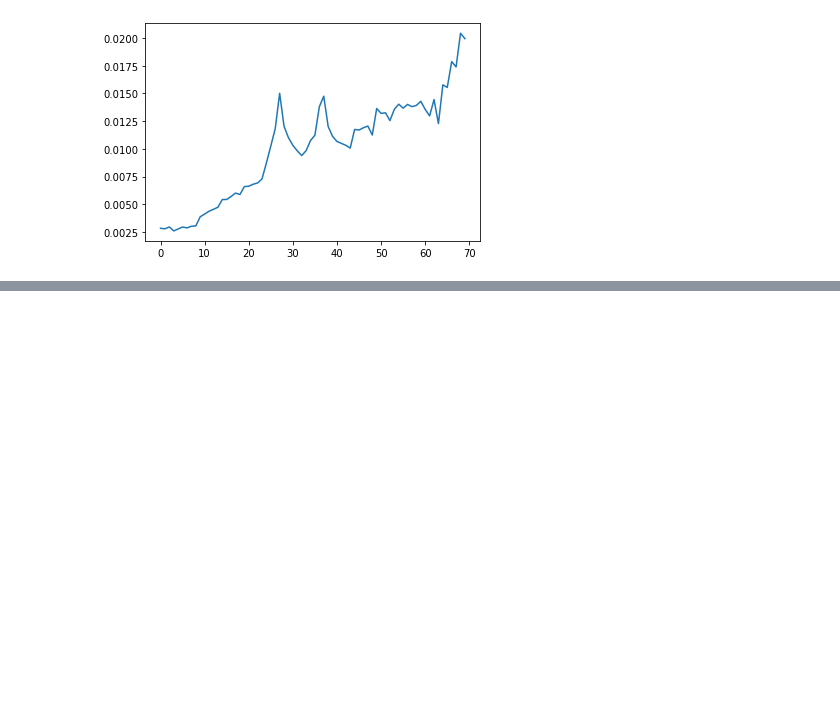
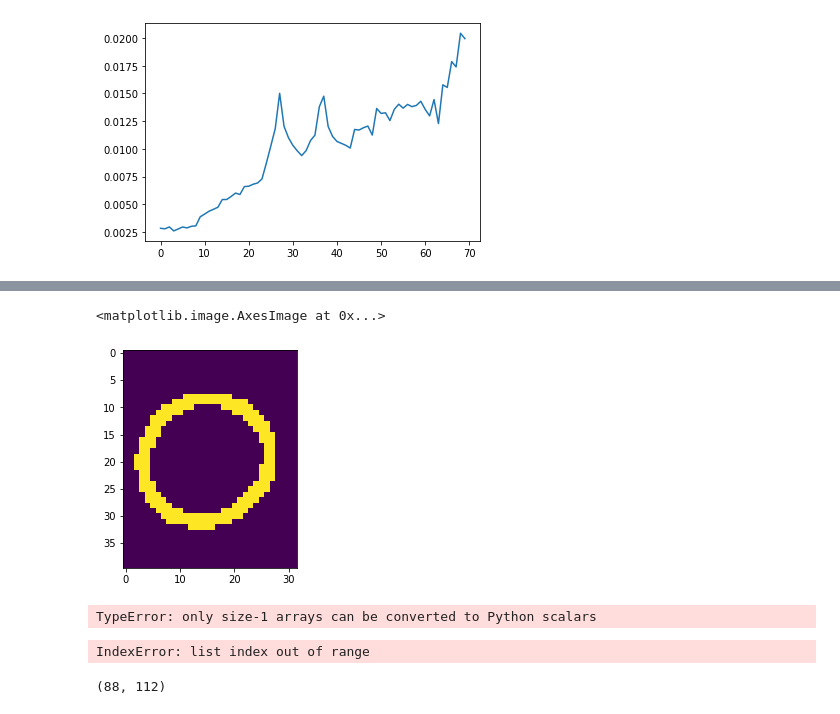
Before and after one commit to HTan-Barry/4DFlowSeg-Pytorch, a Jupyter notebook: demo/demo.ipynb, the cells around one changed output, grey strips where cells are left out. Drawn from its saved outputs; the diff is of its cells as text; code cells hidden in the pictures; blank space fills up the shorter version.

```diff
--- a/demo/demo.ipynb
+++ b/demo/demo.ipynb
@@ -196,0 +237,17 @@ plt.plot(curf)
+# %%
+plt.imshow(abs(mask_arr[5][-1,i, :, :] - mask_arr[0][-1,i, :, :])[0:40, 80:])
+# %% [output]
+<matplotlib.image.AxesImage at 0x...>
+[figure, added]
+# %%
+img = cv2.imshow("", int(mask_arr[5][-1,i, :, :]))
+# %% [output]
+TypeError: only size-1 arrays can be converted to Python scalars
+# %%
+cv2.imshow(mask_arr[5][-1,i, :, :])
+# %% [output]
+IndexError: list index out of range
+# %%
+mask_arr[5][-1,i, :, :].shape
+# %% [output]
+(88, 112)
```
Also changed, not shown: parts of 8 cells of this notebook, 15 other files.
